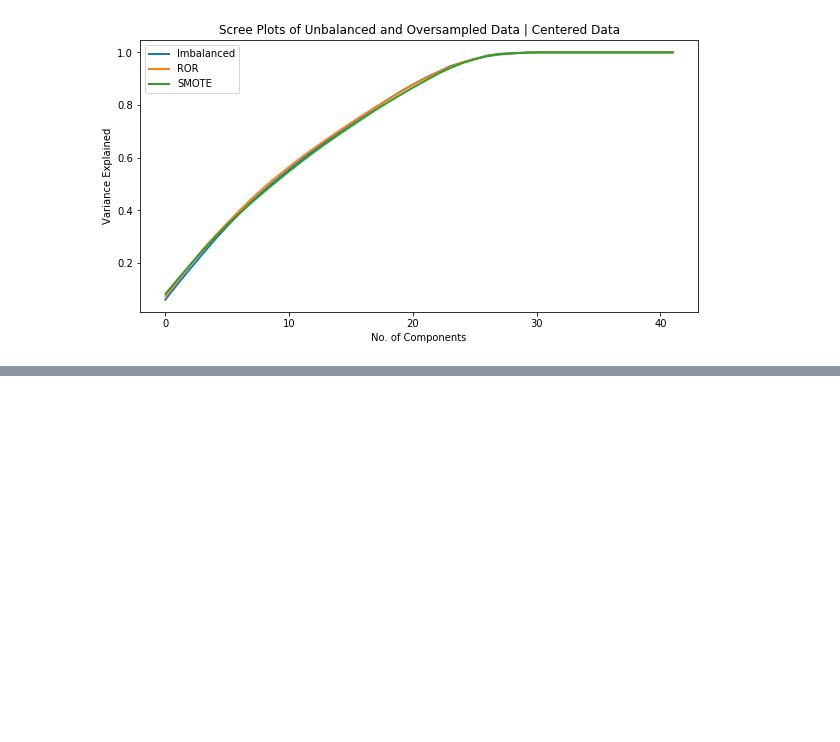
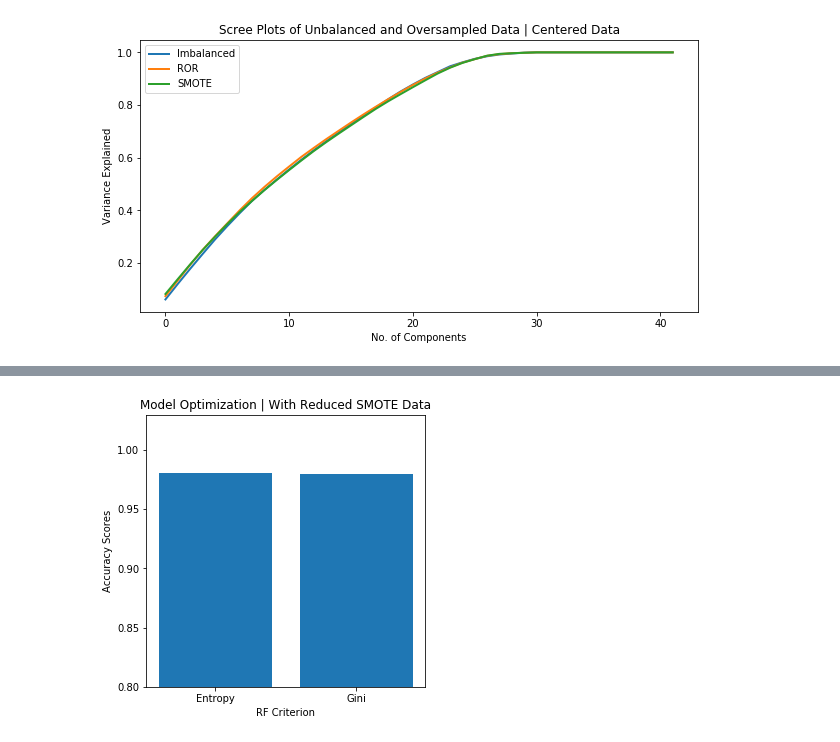
Before and after one commit to maneetgoyal/chemical-kinetics-predictor, a Jupyter notebook: Project-MachineLearning.ipynb, the cells around one changed output, grey strips where cells are left out. Saved outputs shown, nothing was run; the diff lists cells and outputs as text; code cells hidden in the pictures; blank space fills up the shorter version.

```diff
--- a/Project-MachineLearning.ipynb
+++ b/Project-MachineLearning.ipynb
@@ -230,0 +288,6 @@ Random Forest Model trained over SMOTE's data is clearly performing the best. Tw
+# %%
+# Since, SMOTE trained Random Forest performed the best, we now attempt to optmize it's hyper parameters to try and come up
+# more accurate model.
+param_grid = [{'criterion': ['gini', 'entropy']}]
+clf = GridSearchCV(clf_smote_27, param_grid, cv=10)
+clf.fit(X_smote_vec_std_27, y_smote_labl)
@@ -230,0 +307,12 @@ Random Forest Model trained over SMOTE's data is clearly performing the best. Tw
+# %%
+# Here is the best criterion
+fig, ax = plt.subplots(figsize=(5,5))
+plt.bar(['Gini', 'Entropy'], clf.cv_results_['mean_test_score'])
+plt.xlabel('RF Criterion')
+plt.ylabel('Accuracy Scores')
+plt.title('Model Optimization | With Reduced SMOTE Data')
+ax.set_ylim(ymin=0.8)
+plt.savefig('MLResultFigures/RFOptimize.png')
+plt.show()
+# %% [output]
+[figure, added]
```
Also changed, not shown: parts of 20 cells of this notebook, 8 other files.
